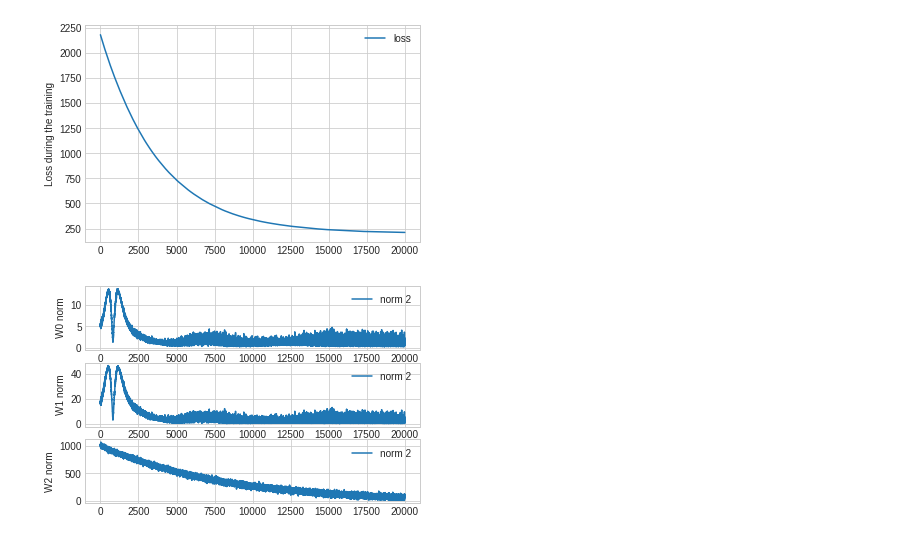
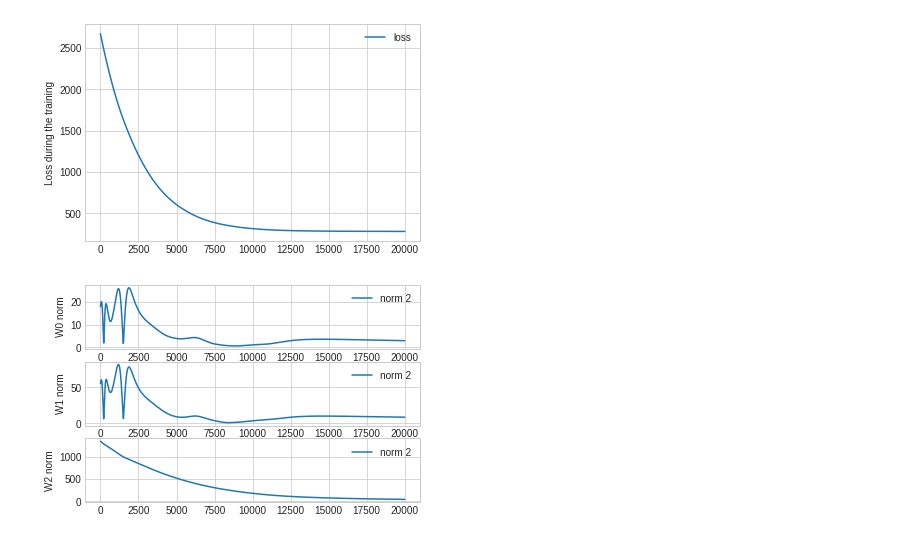
Before and after one commit to raulniconico/Nuwa0.0.1, a Jupyter notebook: Nuwa.ipynb, the cells around one changed output. Drawn from its saved outputs; the diff is of its cells as text; code cells hidden in the pictures.

Commit message:
commit Optimizer inner update

```diff
--- a/Nuwa.ipynb
+++ b/Nuwa.ipynb
@@ -460,29 +514,29 @@ class Visual:
 # %%
 # total observation number
 n = 200
 # x1, x2 are generated by two
 x1 = np.random.uniform(0,1,n)
 x2 = np.random.uniform(0,1,n)
 const = np.ones(n)
 eps = np.random.normal(0,.05,n)
 b = 1.5
 theta1 = 2
 theta2 = 5
 Theta = np.array([b, theta1, theta2])
 y = np.array(b * const+ theta1 * x1 + theta2 * x2 + eps)
 y=np.reshape(y,(-1,1))
 X = np.array([const,x1,x2]).T
 
 layer_list = [NN.Layer('Linear',3,10,'sigmoid'),NN.Layer('Linear',10,3,'sigmoid'),
               NN.Layer('Linear',3,1,'none')]
 dataset = Dataset(X, y)
 nn = NN(dataset)
 nn.addlayers(layer_list)
-optim = Optimizer(nn,"SGD",iter = 20000, lr=1e-6)
+optim = Optimizer(nn,"GD",epoch = 20000, lr=1e-6)
 optim.train()
 visual = Visual(optim)
 visual.plotloss()
 visual.plotgradientnorm()
 # %% [output]
-[figure, old version]
+[figure, new version]
-[figure, old version]
+[figure, new version]
```
Also changed, not shown: parts of 1 cell of this notebook.
